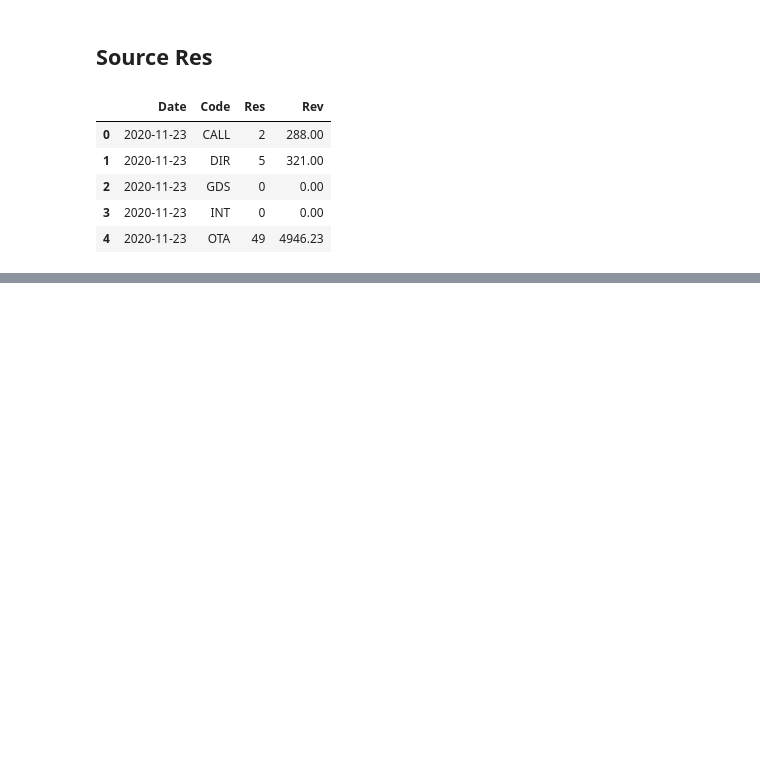
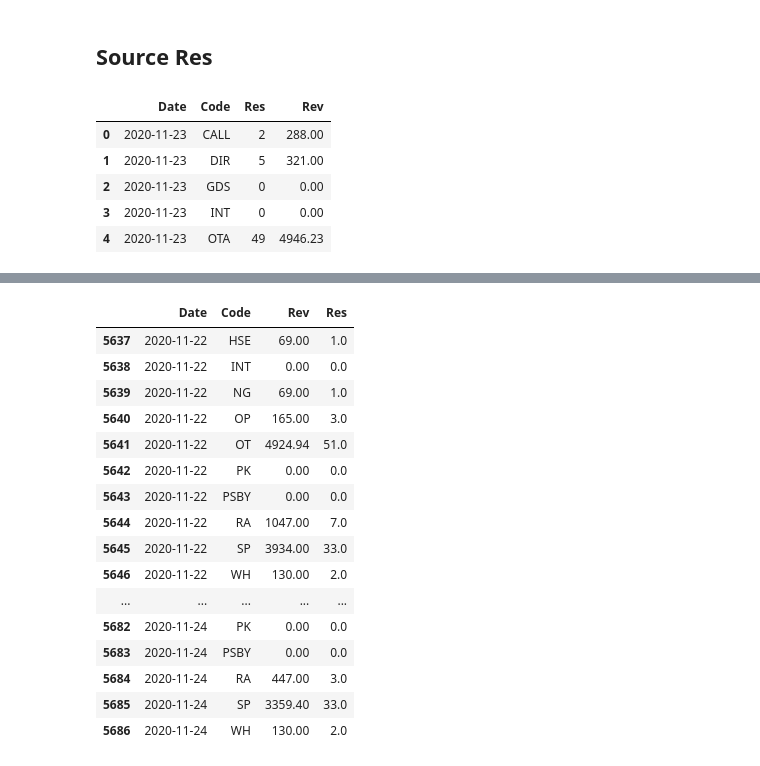
Before and after one commit to cjw21889/revreports, a Jupyter notebook: notebooks/Arlo.ipynb, the cells around one changed output, grey strips where cells are left out. Cells and saved outputs as stored; diff of their text form; code cells hidden in the pictures; blank space fills up the shorter version.

```diff
--- a/notebooks/Arlo.ipynb
+++ b/notebooks/Arlo.ipynb
@@ -184,0 +329,22 @@ df3.head()
+# %%
+loadddd = pd.read_csv('../actuals.csv')
+# %%
+loadddd.tail(50)
+# %% [output]
+|  | Date | Code | Rev | Res |
+| 5637 | 2020-11-22 | HSE | 69.00 | 1.0 |
+| 5638 | 2020-11-22 | INT | 0.00 | 0.0 |
+| 5639 | 2020-11-22 | NG | 69.00 | 1.0 |
+| 5640 | 2020-11-22 | OP | 165.00 | 3.0 |
+| 5641 | 2020-11-22 | OT | 4924.94 | 51.0 |
+| 5642 | 2020-11-22 | PK | 0.00 | 0.0 |
+| 5643 | 2020-11-22 | PSBY | 0.00 | 0.0 |
+| 5644 | 2020-11-22 | RA | 1047.00 | 7.0 |
+| 5645 | 2020-11-22 | SP | 3934.00 | 33.0 |
+| 5646 | 2020-11-22 | WH | 130.00 | 2.0 |
+| ... | ... | ... | ... | ... |
+| 5682 | 2020-11-24 | PK | 0.00 | 0.0 |
+| 5683 | 2020-11-24 | PSBY | 0.00 | 0.0 |
+| 5684 | 2020-11-24 | RA | 447.00 | 3.0 |
+| 5685 | 2020-11-24 | SP | 3359.40 | 33.0 |
+| 5686 | 2020-11-24 | WH | 130.00 | 2.0 |
```
Also changed, not shown: parts of 27 cells of this notebook, 7 other files.
